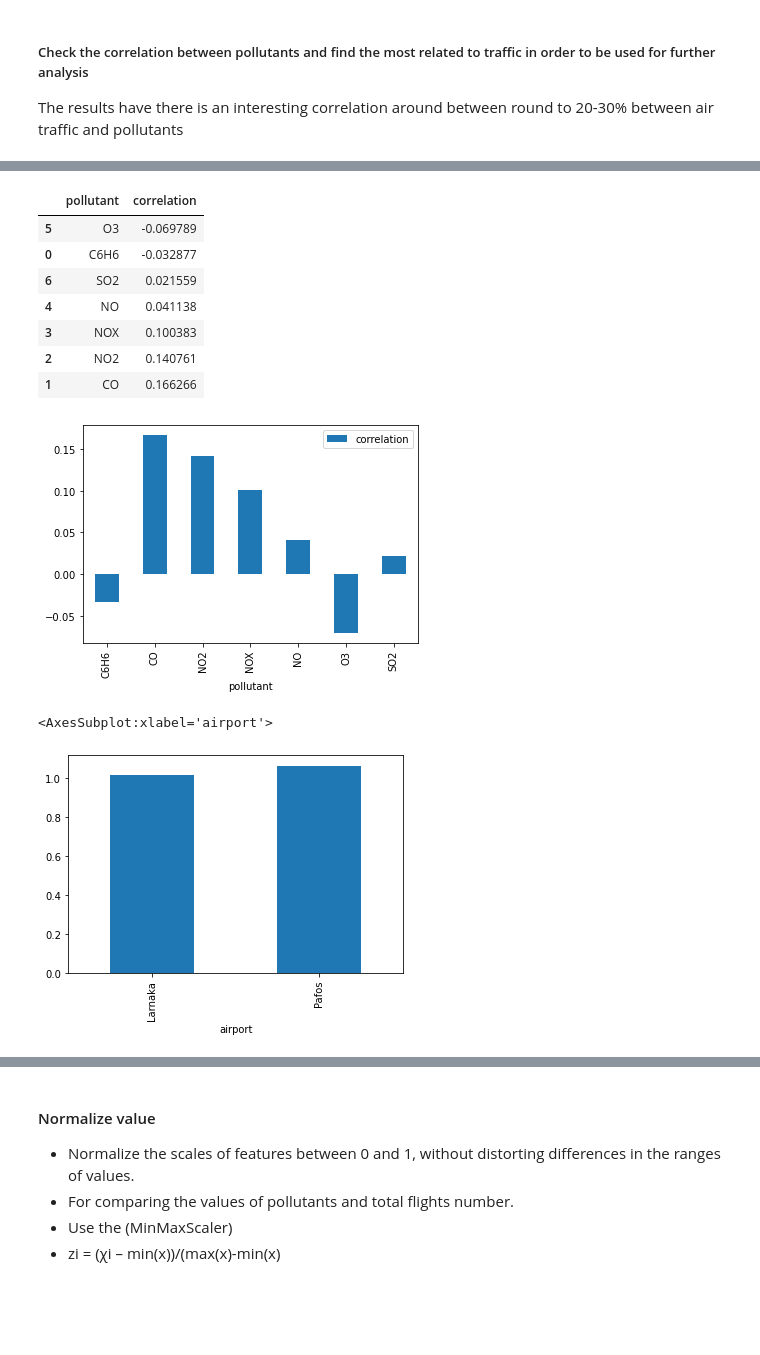
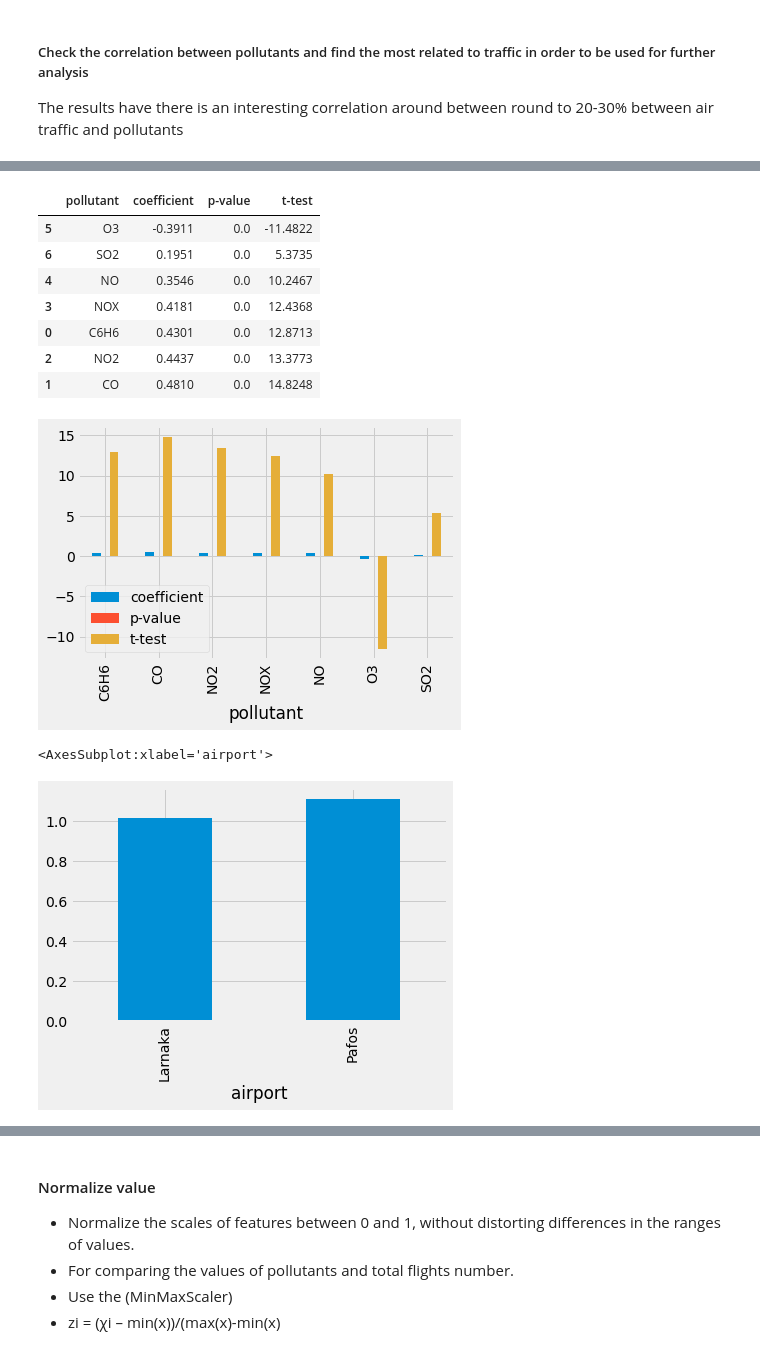
Before and after one commit to georgioschr/The-Air-Traffic-and-the-Air-Pollution, a Jupyter notebook: notebook/data_analysis.ipynb, the cells around one changed output, grey strips where cells are left out. Cells and saved outputs as stored; diff of their text form; code cells hidden in the pictures; blank space fills up the shorter version.

Commit message:
Latest update with better correlation views

```diff
--- a/notebook/data_analysis.ipynb
+++ b/notebook/data_analysis.ipynb
@@ -15,6 +20,7 @@ import numpy as np
 
 df_quality = pd.read_csv("..\datasets\cyprus_air_quality\Data_Daily_All.csv")
 df_quality['date'] = pd.to_datetime(df_quality['date'])
+df_quality = df_quality.loc[df_quality['date'].dt.year >= 2017]
 print(df_quality.shape)
 df_quality.head(5)
 # %% [output]
@@ -54,6 +60,7 @@ df_quality.head(10)
 # %%
 df_traffic = pd.read_csv("..\datasets\cyprus_airport_air_traffic\csv\CYPRUS_AIRPORTS_DAILY_AIR_TRAFFIC_2018_2021_TOTAL.csv")
 df_traffic['date'] = pd.to_datetime(df_traffic['date'])
+df_traffic = df_traffic.loc[df_quality['date'].dt.year >= 2017]
 df_traffic
 #Merge the data and apply conver data to timestamp
 df_quality_traffic = df_quality.merge(df_traffic,how='inner', on=["date","station_code"])
@@ -173,0 +199,13 @@ df_quality_traffic = df.copy()
+# %%
+df = df_quality_traffic.copy() #.loc[df_quality_traffic_norm['airport']=='Larnaka']
+df['quarter'] = df['date'].dt.strftime('%Y%w')
+df  = df.groupby(['quarter','airport'])['pollution_level'].mean().reset_index()
+
+# Using a inbuilt style to change
+# the look and feel of the plot
+plt.style.use("fivethirtyeight")
+
+col_val = ['pollution_level']
+df = df.pivot(index='quarter', columns= 'airport', values='pollution_level')#.reset_index()
+
+df.plot.bar(figsize=(20, 12), title = 'Pollution Level By City')
@@ -194,27 +248,35 @@ df_quality_traffic[col_val].corr().style.background_gradient(cmap='coolwarm')
 # %%
+from scipy.stats.stats import pearsonr
+
+df = df_quality_traffic.loc[(df_quality_traffic.date.dt.year==2020)].copy()
+
 pollutants# = df_quality_traffic.pollutant_code.unique()
 pvt = []
-for p in pollutants:
-    #    dset = df_quality_traffic.loc[(df_quality_traffic['pollutant_code'] == p)].copy()
-    corr = df_quality_traffic[[p,'total_flights']].corr(method='pearson',min_periods=3)[p].total_flights
-    pvt.append([p,corr])
+for pollutant in pollutants:
+    #calculation correlation coefficient and p-value between x and y
+    x = df[pollutant]
+    y = df['total_flights']
+    n = df[pollutant].count()
+    r,p = pearsonr(x, y)
+    t = r*np.sqrt((n-2) / (1-np.power(r,2)))
+    pvt.append([pollutant,round(r,4),round(p,4),round(t,4)] )
 
-pvt = pd.DataFrame(pvt, columns=['pollutant','correlation'])
+pvt = pd.DataFrame(pvt, columns=['pollutant','coefficient','p-value','t-test'])
 pvt.set_index('pollutant').plot.bar()
-pvt.sort_values('correlation')
+pvt.sort_values('coefficient')
 # %% [output]
-|  | pollutant | correlation |
-| 5 | O3 | -0.069789 |
-| 0 | C6H6 | -0.032877 |
-| 6 | SO2 | 0.021559 |
-| 4 | NO | 0.041138 |
-| 3 | NOX | 0.100383 |
-| 2 | NO2 | 0.140761 |
-| 1 | CO | 0.166266 |
+|  | pollutant | coefficient | p-value | t-test |
+| 5 | O3 | -0.3911 | 0.0 | -11.4822 |
+| 6 | SO2 | 0.1951 | 0.0 | 5.3735 |
+| 4 | NO | 0.3546 | 0.0 | 10.2467 |
+| 3 | NOX | 0.4181 | 0.0 | 12.4368 |
+| 0 | C6H6 | 0.4301 | 0.0 | 12.8713 |
+| 2 | NO2 | 0.4437 | 0.0 | 13.3773 |
+| 1 | CO | 0.4810 | 0.0 | 14.8248 |
-[figure, old version]
+[figure, new version]
 # %%
 # Mean values per airport/station
 df_quality_traffic.groupby('airport')['pollution_level'].mean().plot.bar()
 # %% [output]
 <AxesSubplot:xlabel='airport'>
-[figure, old version]
+[figure, new version]
```
Also changed, not shown: parts of 33 cells of this notebook.
